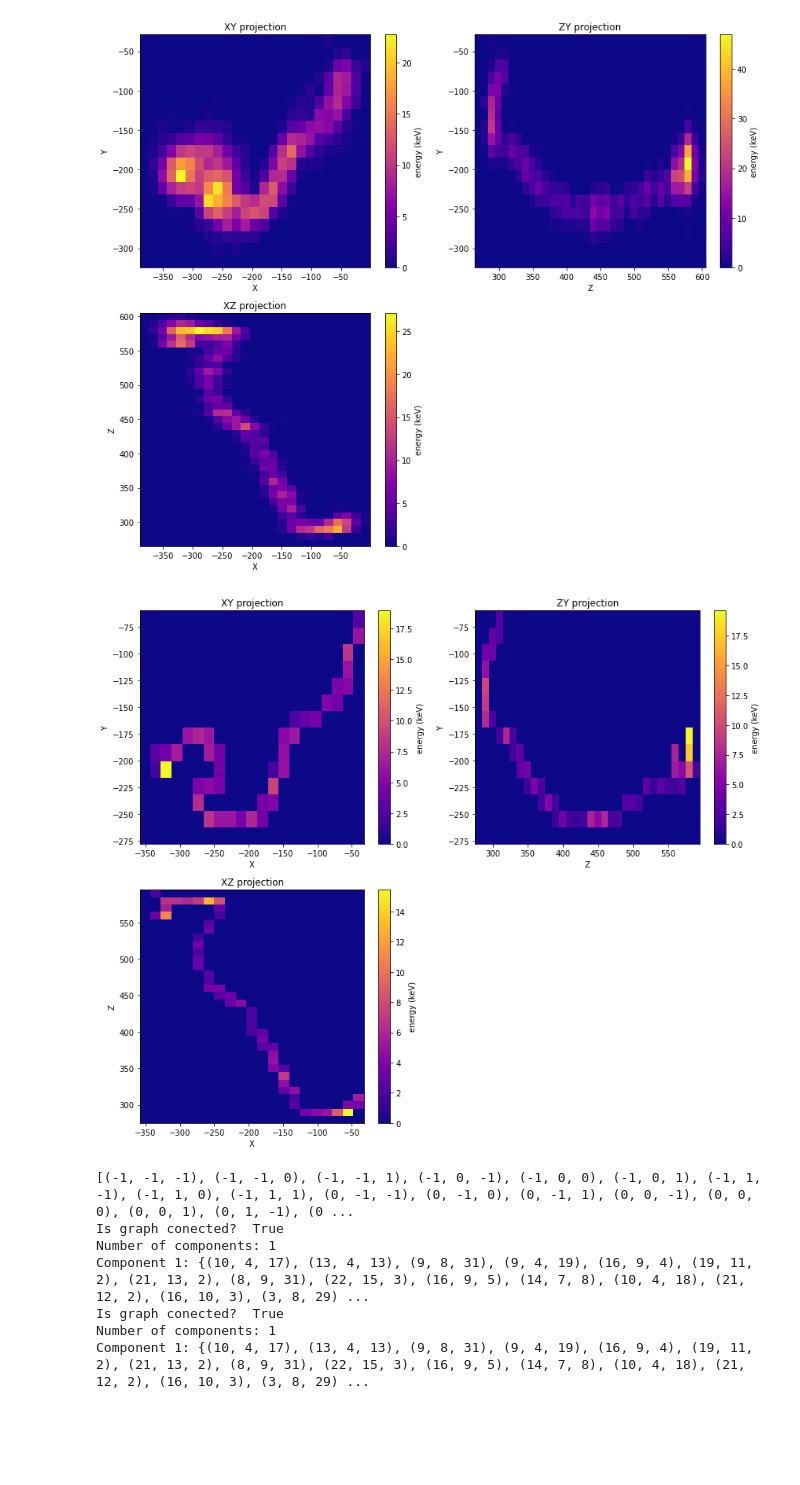
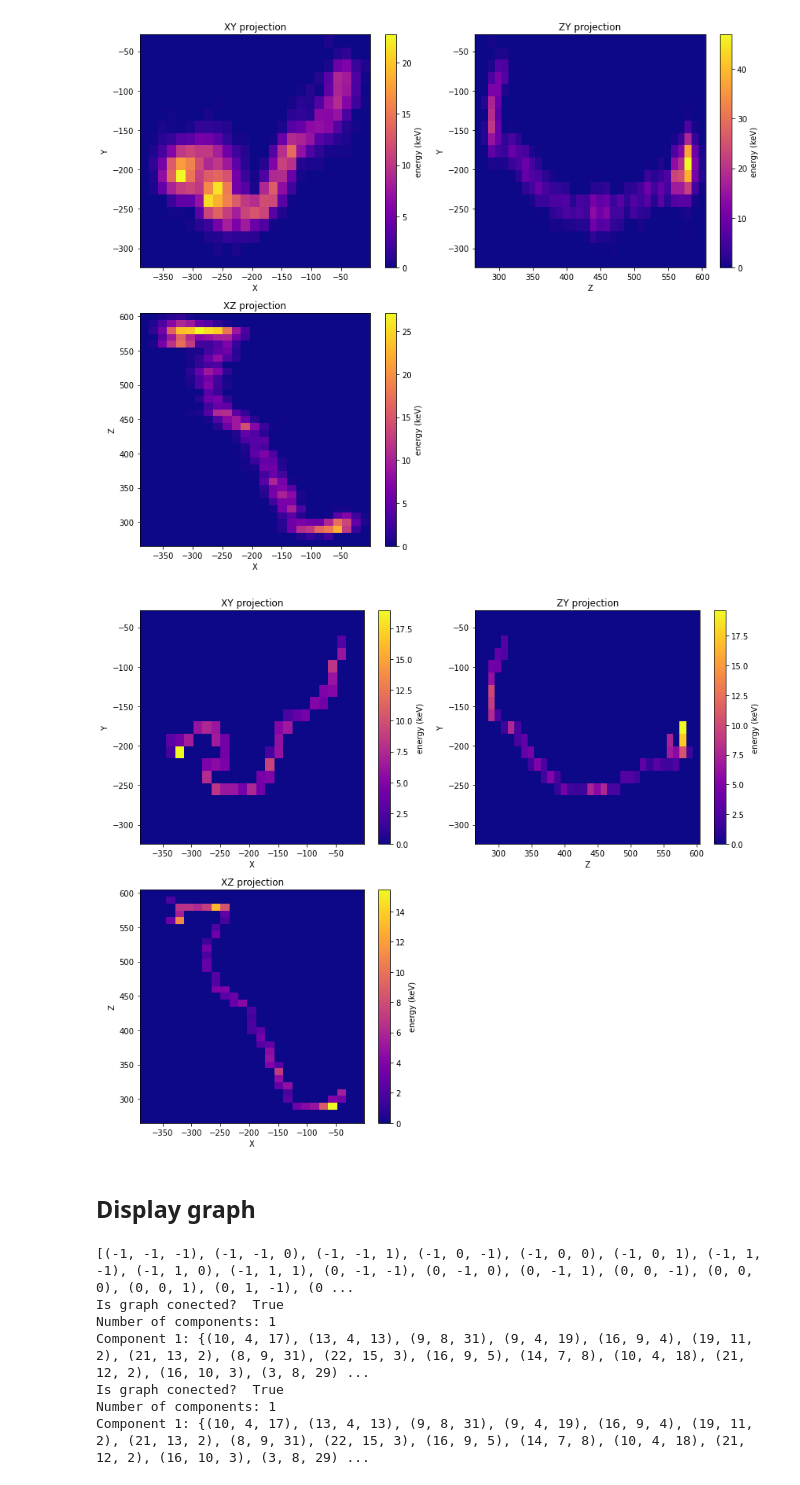
Before and after one commit to jahernando/nextana, a Jupyter notebook: NB/topo/topo_cnn_deconv.ipynb, the cells around one changed output. Cells and saved outputs as stored; diff of their text form; code cells hidden in the pictures; blank space fills up the shorter version.

```diff
--- a/NB/topo/topo_cnn_deconv.ipynb
+++ b/NB/topo/topo_cnn_deconv.ipynb
@@ -176,4 +65,5 @@ def display_graph(graph):
 # %%
 dataevts = data.groupby('dataset_id')
 # %%
-evt = dataevts.get_group(22)
+evt         = dataevts.get_group(22)
+bin_widths  = evtfun.get_bin_widths(bin_info)
@@ -182,5 +70,5 @@ evt = dataevts.get_group(22)
 # %%
-coors = get_coors(evt)
+coors = evtfun.get_coors(evt, bin_info)
+bins  = evtfun.get_bins(coors, bin_widths)
 ene   = 1e3* evt.energy.values
-bins  = get_bins(coors, bin_widths)
 # %%
@@ -190,8 +78,10 @@ event_display(coors, bins, ene = ene);
 # %%
 evtdeco   = evt[evt.decopred == 1]
 enedeco   = 1e3* evtdeco.energy.values
-coorsdeco = get_coors(evtdeco)
-event_display(coorsdeco, bins = bins, ene = enedeco);
+coorsdeco = evtfun.get_coors(evtdeco, bin_info)
+evtfun.event_display(coorsdeco, bins = bins, ene = enedeco);
 # %% [output]
-[figure, old version]
+[figure, new version]
+# %% [markdown]
+## Display graph
 # %%
```
Also changed, not shown: parts of 11 cells of this notebook, 2 other files.
